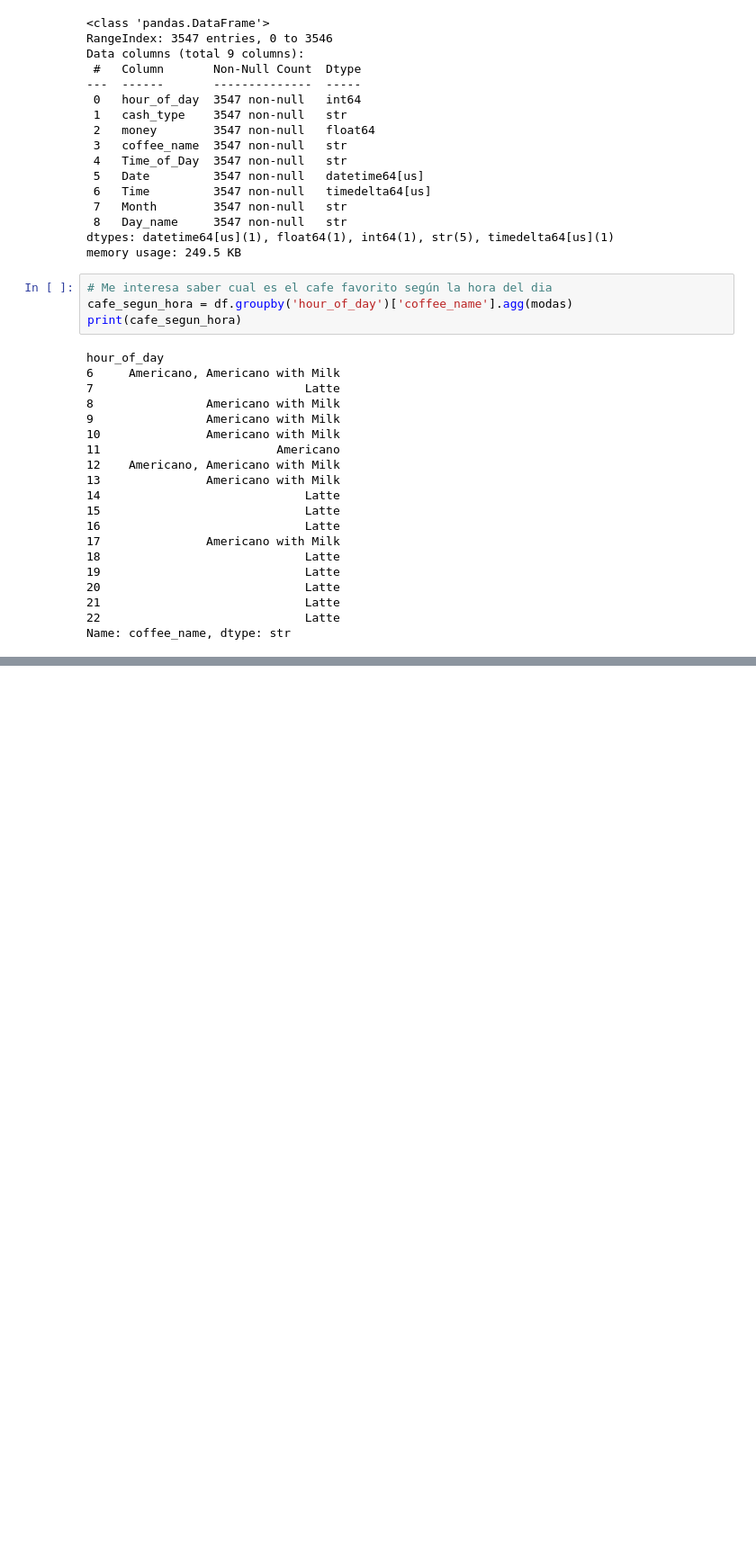
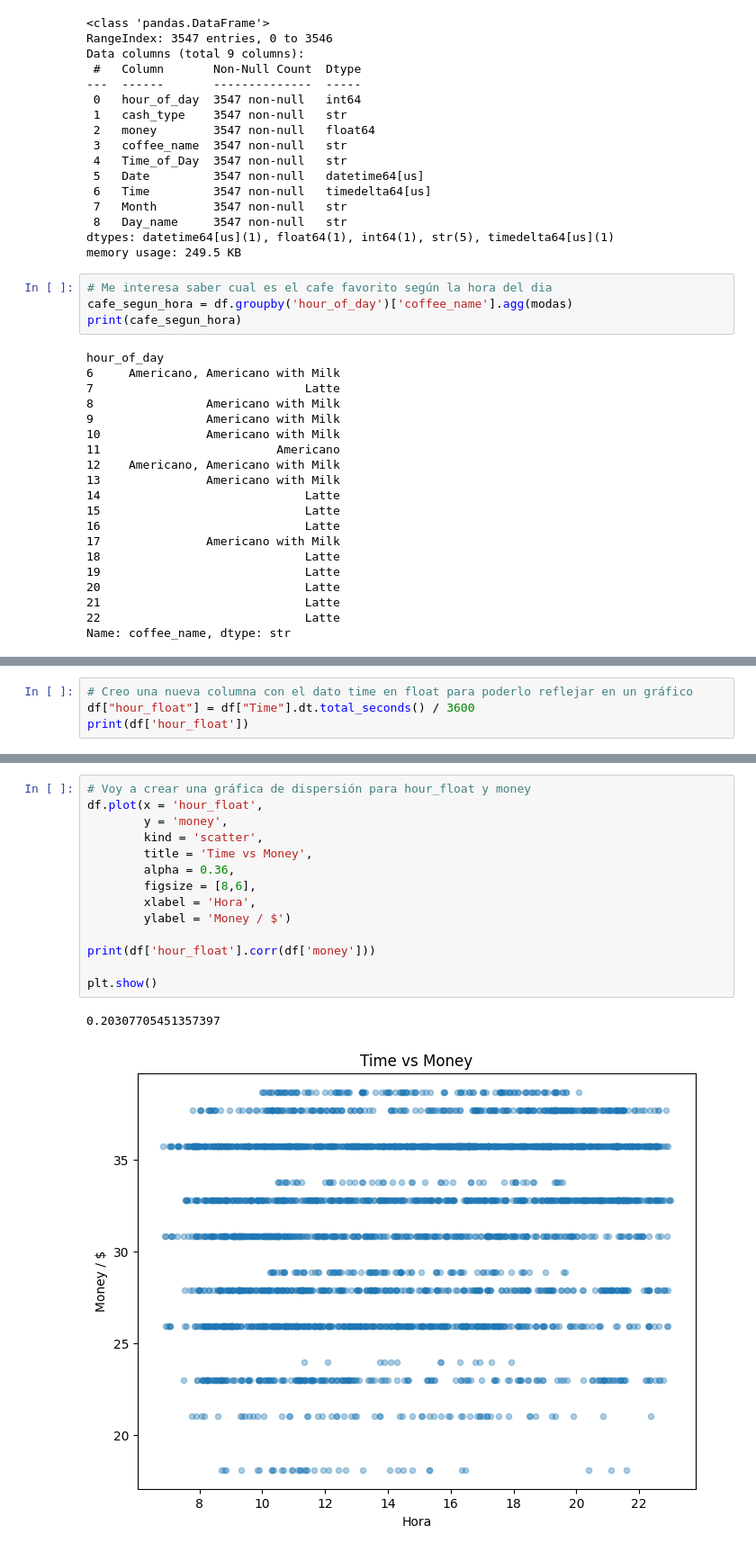
Before and after one commit to javierzmartin/Entorno_VS_JupyterLab, a Jupyter notebook: Tripleten_DS_bootcamp_Javier/Ejercicios/Coffe_sales.ipynb, the cells around one changed output, grey strips where cells are left out. Shown at 90% size. Cells and saved outputs as stored; diff of their text form; blank space fills up the shorter version.

```diff
--- a/Tripleten_DS_bootcamp_Javier/Ejercicios/Coffe_sales.ipynb
+++ b/Tripleten_DS_bootcamp_Javier/Ejercicios/Coffe_sales.ipynb
@@ -392,0 +510,4 @@ Favorito para la noche : Café latte.
+# %%
+# Creo una nueva columna con el dato time en float para poderlo reflejar en un gráfico
+df["hour_float"] = df["Time"].dt.total_seconds() / 3600
+print(df['hour_float'])
@@ -392,0 +527,17 @@ Favorito para la noche : Café latte.
+# %%
+# Voy a crear una gráfica de dispersión para hour_float y money
+df.plot(x = 'hour_float',
+        y = 'money',
+        kind = 'scatter',
+        title = 'Time vs Money',
+        alpha = 0.36,
+        figsize = [8,6],
+        xlabel = 'Hora',
+        ylabel = 'Money / $')
+
+print(df['hour_float'].corr(df['money']))
+
+plt.show()
+# %% [output]
+0.20307705451357397
+[figure, added]
```
Also changed, not shown: parts of 16 cells of this notebook, 1 other file.
